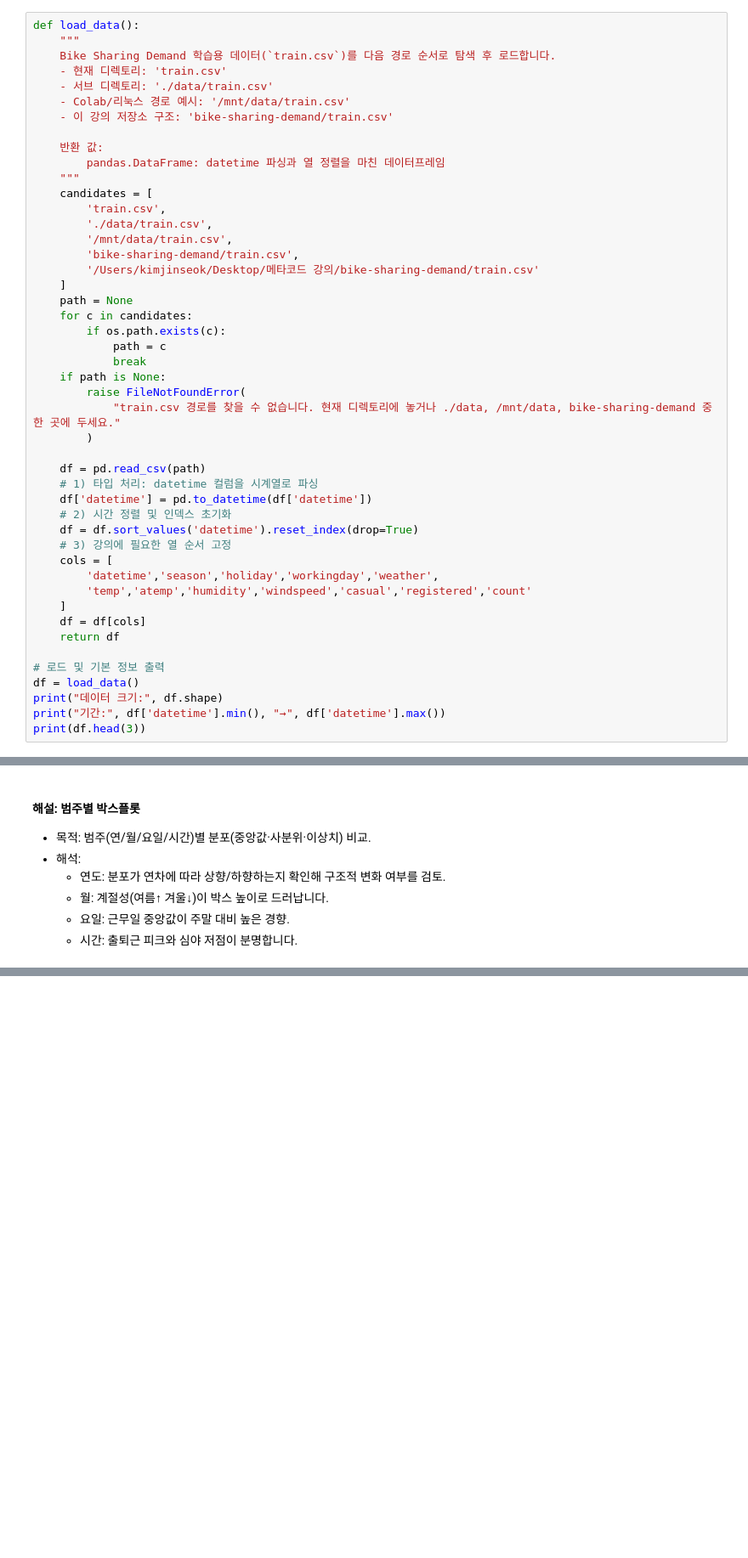
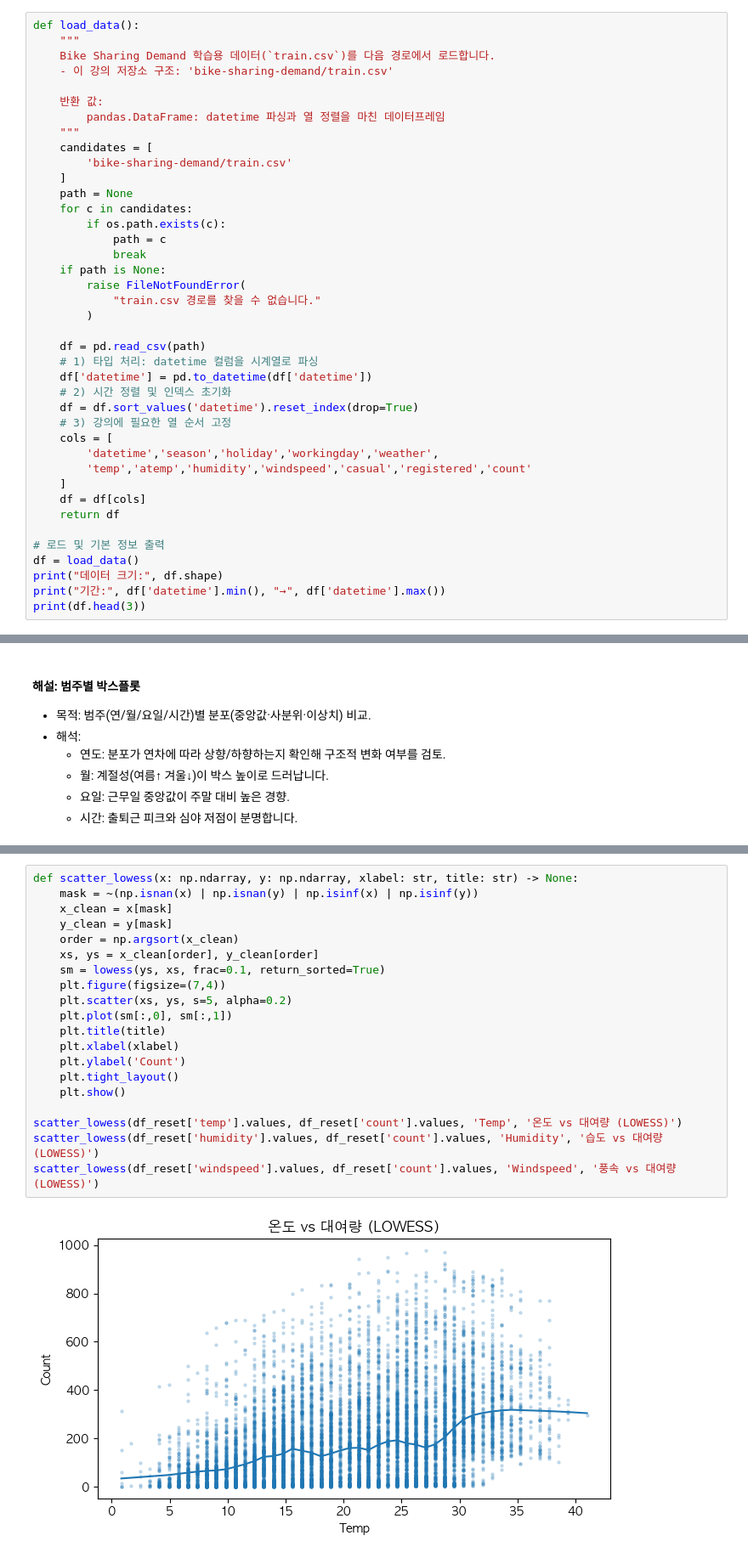
Before and after one commit to trouvlemaker/metacode-lecture, a Jupyter notebook: time_series_eda_bike_sharing_rich_lecture.ipynb, the cells around one changed output, grey strips where cells are left out. Shown at 85% size. Cells and saved outputs as stored; diff of their text form; blank space fills up the shorter version.

```diff
--- a/time_series_eda_bike_sharing_rich_lecture.ipynb
+++ b/time_series_eda_bike_sharing_rich_lecture.ipynb
@@ -71,21 +70,14 @@ pd.set_option('display.max_columns', 50)
 # %%
 def load_data():
     """
-    Bike Sharing Demand 학습용 데이터(`train.csv`)를 다음 경로 순서로 탐색 후 로드합니다.
-    - 현재 디렉토리: 'train.csv'
-    - 서브 디렉토리: './data/train.csv'
-    - Colab/리눅스 경로 예시: '/mnt/data/train.csv'
+    Bike Sharing Demand 학습용 데이터(`train.csv`)를 다음 경로에서 로드합니다.
     - 이 강의 저장소 구조: 'bike-sharing-demand/train.csv'
 
     반환 값:
         pandas.DataFrame: datetime 파싱과 열 정렬을 마친 데이터프레임
     """
     candidates = [
-        'train.csv',
-        './data/train.csv',
-        '/mnt/data/train.csv',
-        'bike-sharing-demand/train.csv',
-        '/Users/kimjinseok/Desktop/메타코드 강의/bike-sharing-demand/train.csv'
+        'bike-sharing-demand/train.csv'
     ]
     path = None
     for c in candidates:
@@ -94,7 +86,7 @@ def load_data():
             break
     if path is None:
         raise FileNotFoundError(
-            "train.csv 경로를 찾을 수 없습니다. 현재 디렉토리에 놓거나 ./data, /mnt/data, bike-sharing-demand 중 한 곳에 두세요."
+            "train.csv 경로를 찾을 수 없습니다."
         )
 
     df = pd.read_csv(path)
@@ -337,0 +373,22 @@ calendar_heatmap_daily(daily)
+# %%
+def scatter_lowess(x: np.ndarray, y: np.ndarray, xlabel: str, title: str) -> None:
+    mask = ~(np.isnan(x) | np.isnan(y) | np.isinf(x) | np.isinf(y))
+    x_clean = x[mask]
+    y_clean = y[mask]
+    order = np.argsort(x_clean)
+    xs, ys = x_clean[order], y_clean[order]
+    sm = lowess(ys, xs, frac=0.1, return_sorted=True)
+    plt.figure(figsize=(7,4))
+    plt.scatter(xs, ys, s=5, alpha=0.2)
+    plt.plot(sm[:,0], sm[:,1])
+    plt.title(title)
+    plt.xlabel(xlabel)
+    plt.ylabel('Count')
+    plt.tight_layout()
+    plt.show()
+
+scatter_lowess(df_reset['temp'].values, df_reset['count'].values, 'Temp', '온도 vs 대여량 (LOWESS)')
+scatter_lowess(df_reset['humidity'].values, df_reset['count'].values, 'Humidity', '습도 vs 대여량 (LOWESS)')
+scatter_lowess(df_reset['windspeed'].values, df_reset['count'].values, 'Windspeed', '풍속 vs 대여량 (LOWESS)')
+# %% [output]
+[figure, added]
```
Also changed, not shown: parts of 79 cells of this notebook, 9 other files.
